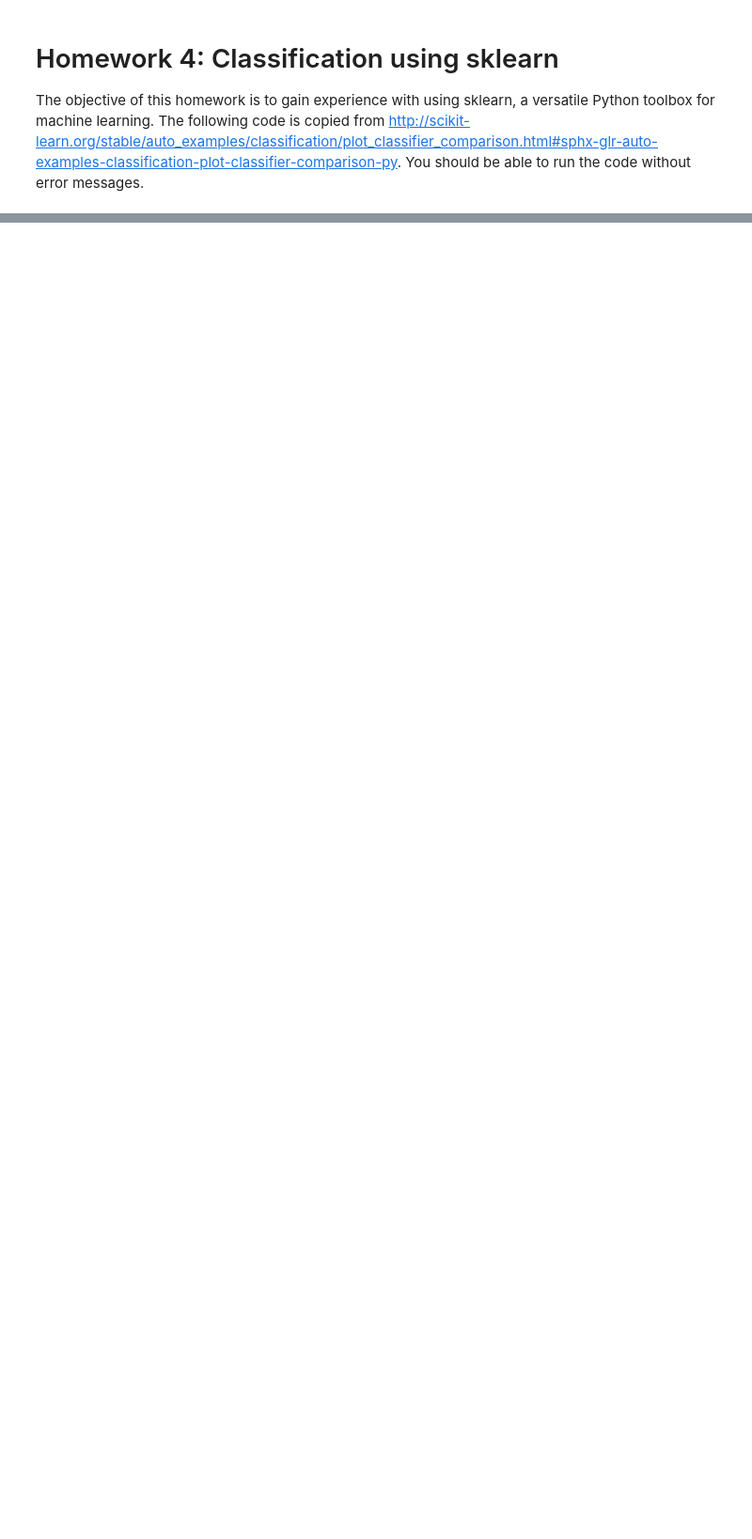
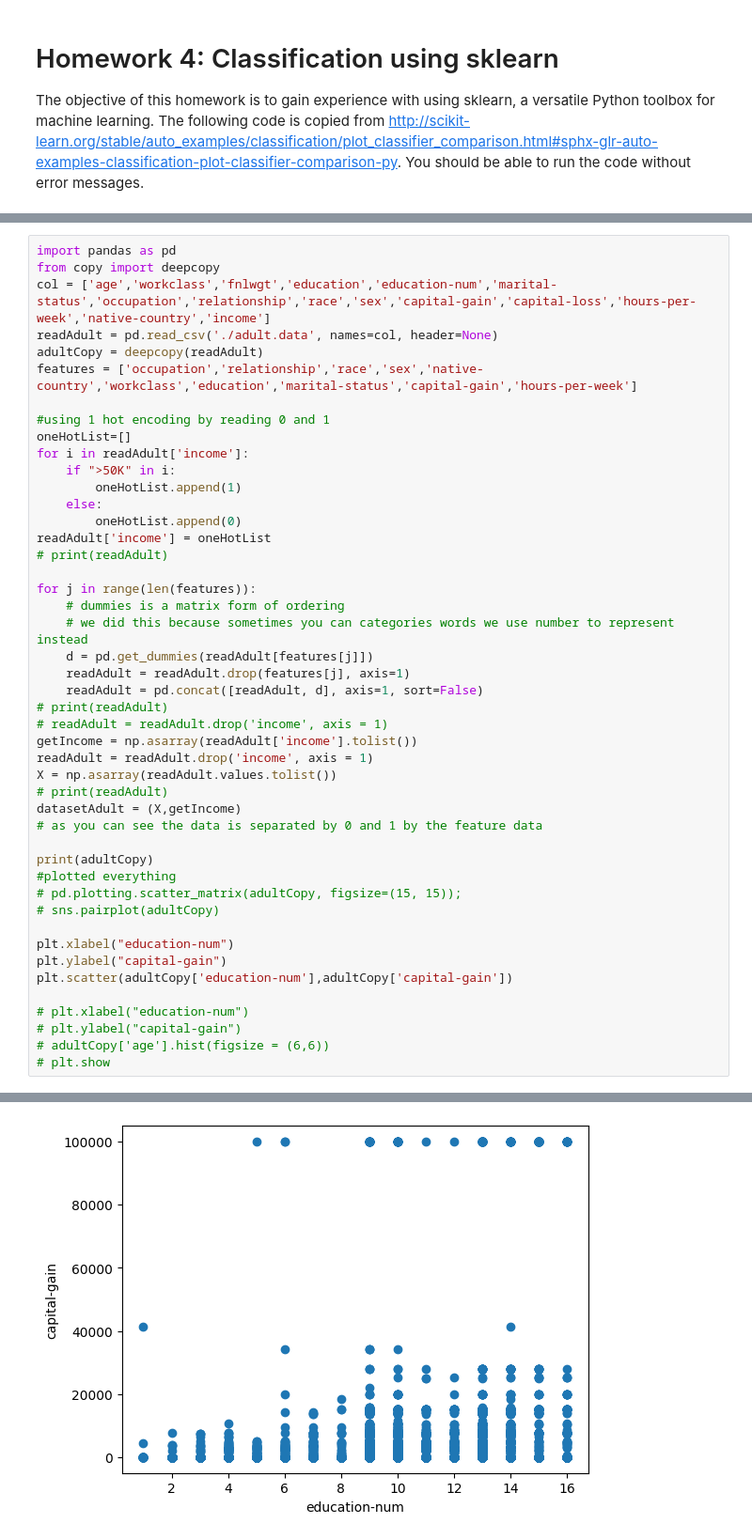
Before and after one commit to jiajingan/templeUniversity, a Jupyter notebook: CIS5526/hw4/CIS5526 2020 - Homework4.ipynb, the cells around one changed output, grey strips where cells are left out. Shown at 94% size. Drawn from its saved outputs; the diff is of its cells as text; blank space fills up the shorter version.

```diff
--- a/CIS5526/hw4/CIS5526 2020 - Homework4.ipynb
+++ b/CIS5526/hw4/CIS5526 2020 - Homework4.ipynb
@@ -145,3 +194,50 @@ The code above trained several types of classifiers on 3 synthetic data sets. Am
 
 **Question 4**. Perform the exploratory data analysis of  the Adult Data Set from http://archive.ics.uci.edu/ml/datasets/Adult. Train and estimate accuracy of all of all the classifiers from Question 1. Note that you will have to preprocess your data set before training. Explain all the preprocessing steps you applied and report on the accuracy on test data. Report all EDA and classification results in a 1-page document.\
 ***Response:***
+# %%
+import pandas as pd
+from copy import deepcopy
+col = ['age','workclass','fnlwgt','education','education-num','marital-status','occupation','relationship','race','sex','capital-gain','capital-loss','hours-per-week','native-country','income']
+readAdult = pd.read_csv('./adult.data', names=col, header=None)
+adultCopy = deepcopy(readAdult)
+features = ['occupation','relationship','race','sex','native-country','workclass','education','marital-status','capital-gain','hours-per-week']
+
+#using 1 hot encoding by reading 0 and 1
+oneHotList=[]
+for i in readAdult['income']:
+    if ">50K" in i:
+        oneHotList.append(1)
+    else:
+        oneHotList.append(0)
+readAdult['income'] = oneHotList
+# print(readAdult)
+
+for j in range(len(features)):
+    # dummies is a matrix form of ordering
+    # we did this because sometimes you can categories words we use number to represent instead
+    d = pd.get_dummies(readAdult[features[j]])
+    readAdult = readAdult.drop(features[j], axis=1)
+    readAdult = pd.concat([readAdult, d], axis=1, sort=False)
+# print(readAdult)
+# readAdult = readAdult.drop('income', axis = 1)
+getIncome = np.asarray(readAdult['income'].tolist())
+readAdult = readAdult.drop('income', axis = 1)
+X = np.asarray(readAdult.values.tolist())
+# print(readAdult)
+datasetAdult = (X,getIncome)
+# as you can see the data is separated by 0 and 1 by the feature data
+
+print(adultCopy)
+#plotted everything
+# pd.plotting.scatter_matrix(adultCopy, figsize=(15, 15));
+# sns.pairplot(adultCopy)
+
+plt.xlabel("education-num")
+plt.ylabel("capital-gain")
+plt.scatter(adultCopy['education-num'],adultCopy['capital-gain'])
+
+# plt.xlabel("education-num")
+# plt.ylabel("capital-gain")
+# adultCopy['age'].hist(figsize = (6,6))
+# plt.show
+# %% [output]
@@ -147,0 +262 @@ The code above trained several types of classifiers on 3 synthetic data sets. Am
+[figure, added]
```
Also changed, not shown: parts of 10 cells of this notebook, 12 other files.
